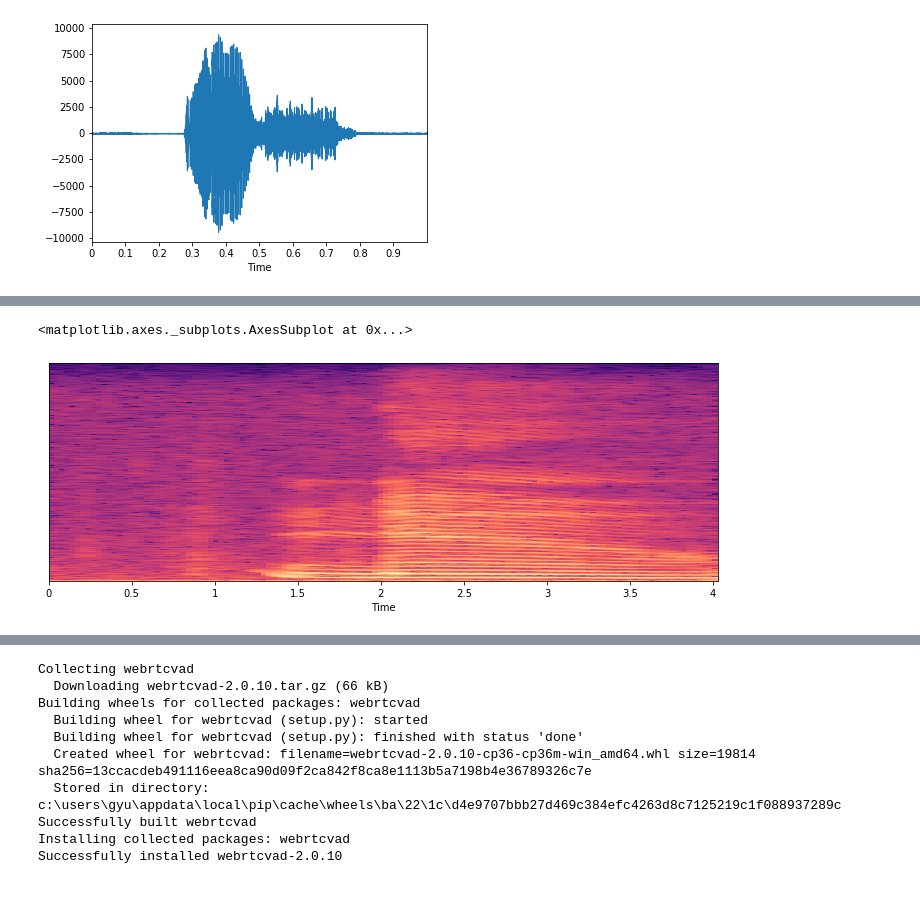
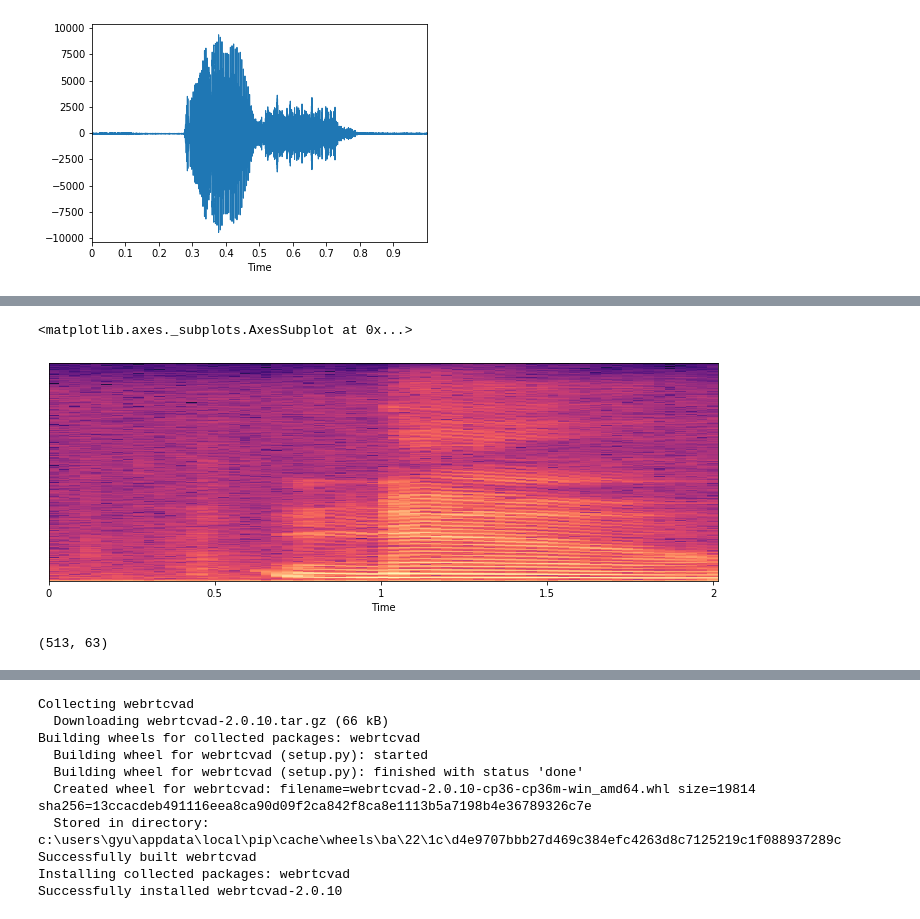
Before and after one commit to GyuYoungCho/Deep_learning, a Jupyter notebook: audio/speech.ipynb, the cells around one changed output, grey strips where cells are left out. Cells and saved outputs as stored; diff of their text form; code cells hidden in the pictures.

```diff
--- a/audio/speech.ipynb
+++ b/audio/speech.ipynb
@@ -79,10 +78,14 @@ array([ 14,  -7, -14, ...,  19,  20,  27], dtype=int16)
 # %%
-S = librosa.core.stft(normed_wav, n_fft=1024, hop_length=128, win_length=1024)
+S = librosa.core.stft(sam11, n_fft=1024, hop_length=256, win_length=1024)
 D = np.abs(S)**2
 log_S = librosa.power_to_db(S, ref=np.max)
 
 plt.figure(figsize=(12,4))
 librosa.display.specshow(log_S, sr=sr1, x_axis='time')
 # %% [output]
 <matplotlib.axes._subplots.AxesSubplot at 0x...>
-[figure, old version]
+[figure, new version]
+# %%
+D.shape
+# %% [output]
+(513, 63)
```
Also changed, not shown: parts of 11 cells of this notebook, 2 other files.
